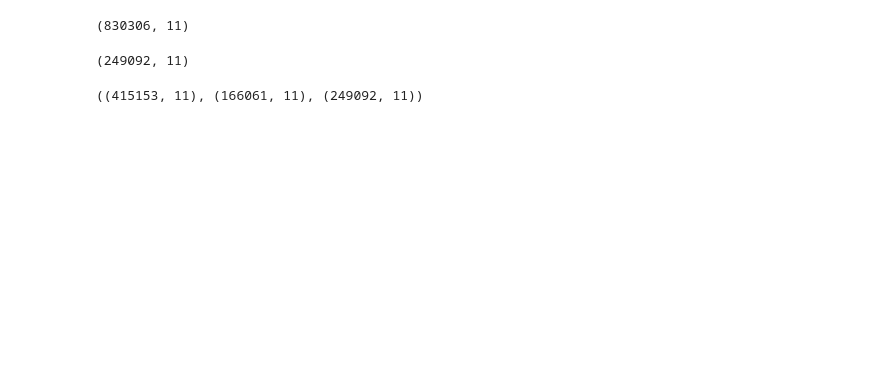
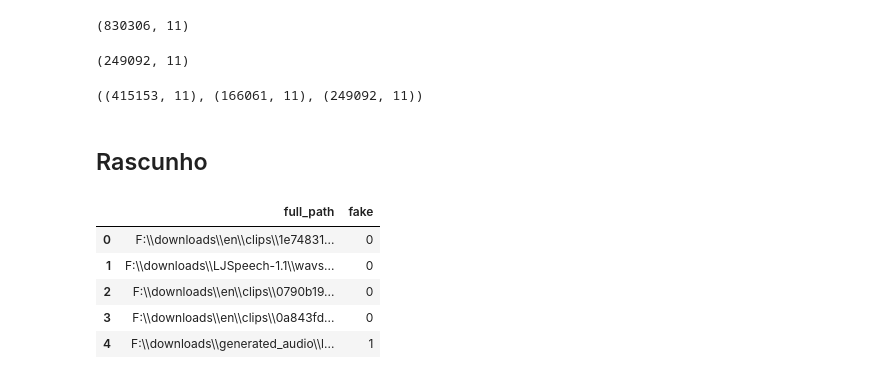
Before and after one commit to cassuci/adf-detector, a Jupyter notebook: 1-data-structure.ipynb, the cells around one changed output. Cells and saved outputs as stored; diff of their text form; code cells hidden in the pictures; blank space fills up the shorter version.

```diff
--- a/1-data-structure.ipynb
+++ b/1-data-structure.ipynb
@@ -218,3 +218,16 @@ vae_test[['full_path']].to_csv('vae_test.csv', index=False)
 vae_train.shape, vae_val.shape, vae_test.shape
 # %% [output]
 ((415153, 11), (166061, 11), (249092, 11))
+# %% [markdown]
+## Rascunho
+# %%
+import pandas as pd
+cls_train_ids_sample = pd.read_csv('cls_train_ids_sample.csv')
+cls_train_ids_sample.head()
+# %% [output]
+|  | full_path | fake |
+| 0 | F:\\downloads\\en\\clips\\1e74831... | 0 |
+| 1 | F:\\downloads\\LJSpeech-1.1\\wavs... | 0 |
+| 2 | F:\\downloads\\en\\clips\\0790b19... | 0 |
+| 3 | F:\\downloads\\en\\clips\\0a843fd... | 0 |
+| 4 | F:\\downloads\\generated_audio\\l... | 1 |
```
Also changed, not shown: parts of 3 cells of this notebook, 6 other files.
